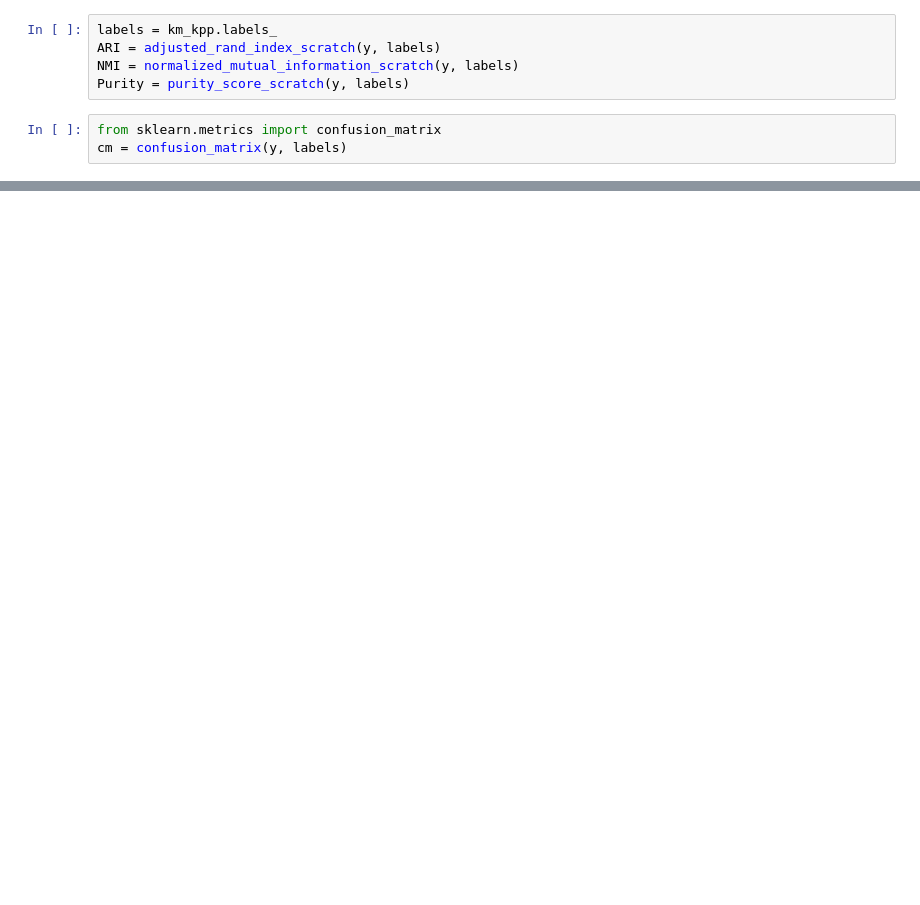
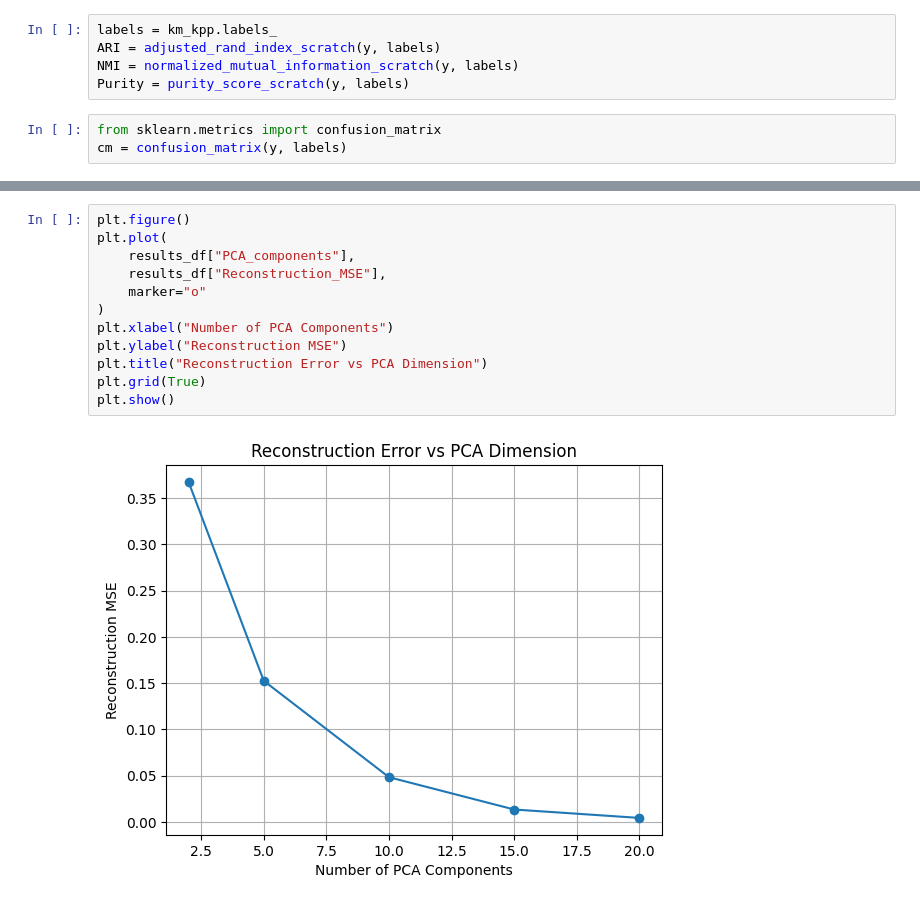
Before and after one commit to JOekh1122/K_means-GMM-Pca-AutoEncoder_From_Scratch, a Jupyter notebook: expirements.ipynb, the cells around one changed output, grey strips where cells are left out. Drawn from its saved outputs; the diff is of its cells as text; blank space fills up the shorter version.

```diff
--- a/expirements.ipynb
+++ b/expirements.ipynb
@@ -227,0 +353,14 @@ plt.show()
+# %%
+plt.figure()
+plt.plot(
+    results_df["PCA_components"],
+    results_df["Reconstruction_MSE"],
+    marker="o"
+)
+plt.xlabel("Number of PCA Components")
+plt.ylabel("Reconstruction MSE")
+plt.title("Reconstruction Error vs PCA Dimension")
+plt.grid(True)
+plt.show()
+# %% [output]
+[figure, added]
```
Also changed, not shown: parts of 15 cells of this notebook, 1 other file.
